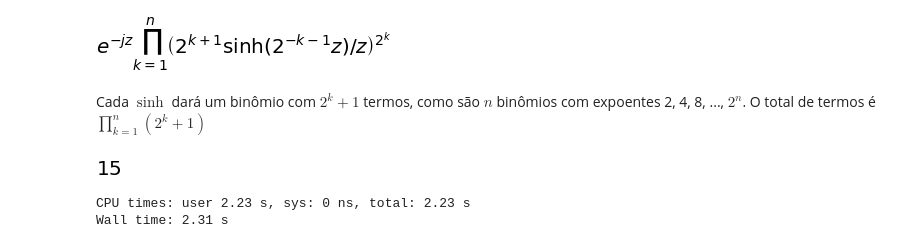
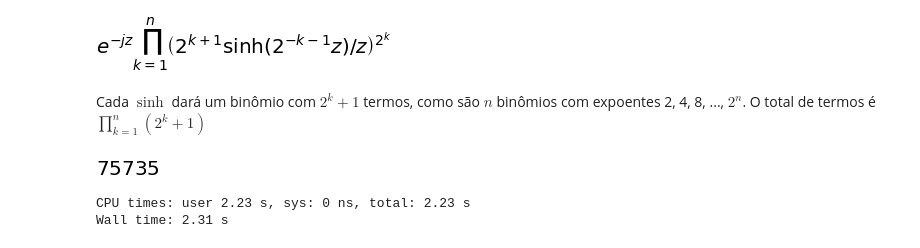
Before and after one commit to orahcio/fluxos, a Jupyter notebook: greatflows.ipynb, the cells around one changed output. Saved outputs shown, nothing was run; the diff lists cells and outputs as text; code cells hidden in the pictures.

```diff
--- a/greatflows.ipynb
+++ b/greatflows.ipynb
@@ -106,9 +121,9 @@ Cada $\sinh$ dará um binômio com $2^k+1$ termos, como são $n$ binômios com e
 def nterms(n):
     return Product(2**k+1, (k,1,n)).doit()
 # %%
-nterms(2)
+nterms(5)
 # %% [output]
-[figure, old version]
+[figure, new version]
 # %%
 %%time
 a = inverse_laplace_transform(PI(s,2,1), s, t)
```
Also changed, not shown: parts of 15 cells of this notebook, 1 other file.
